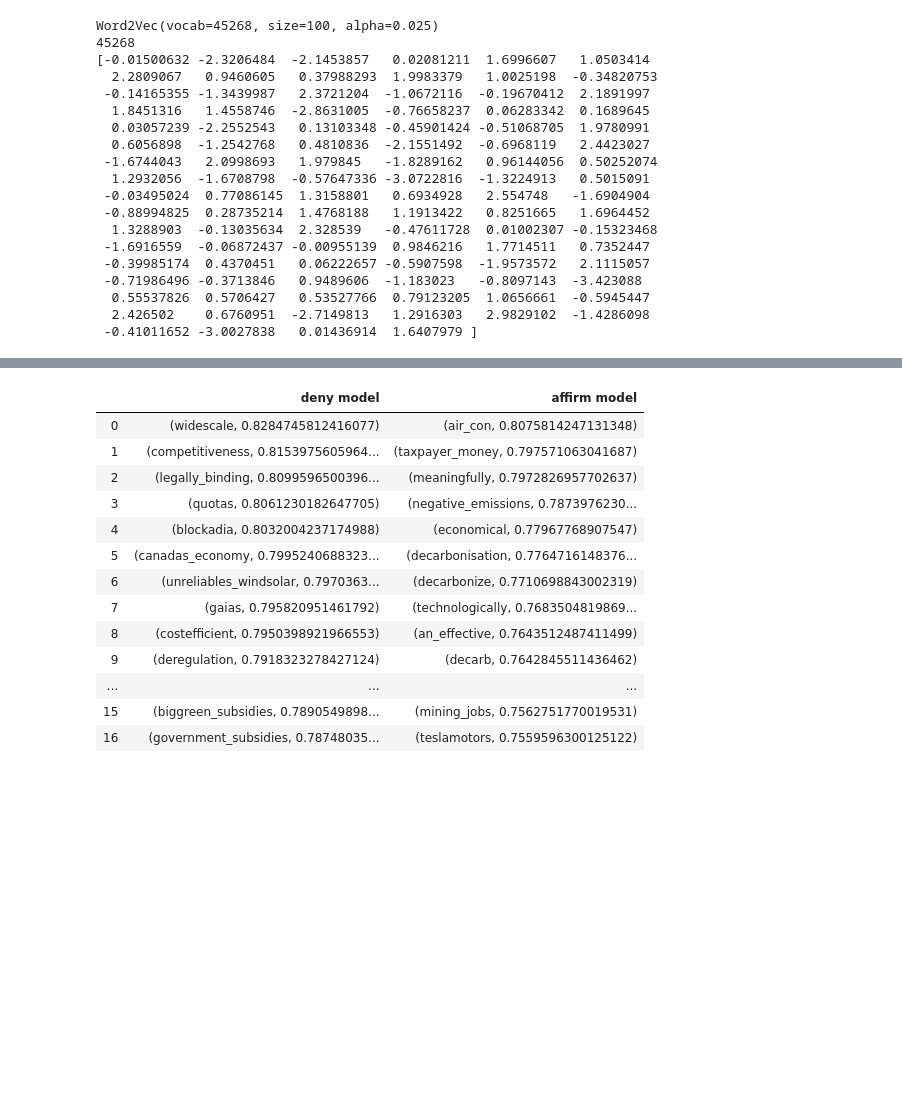
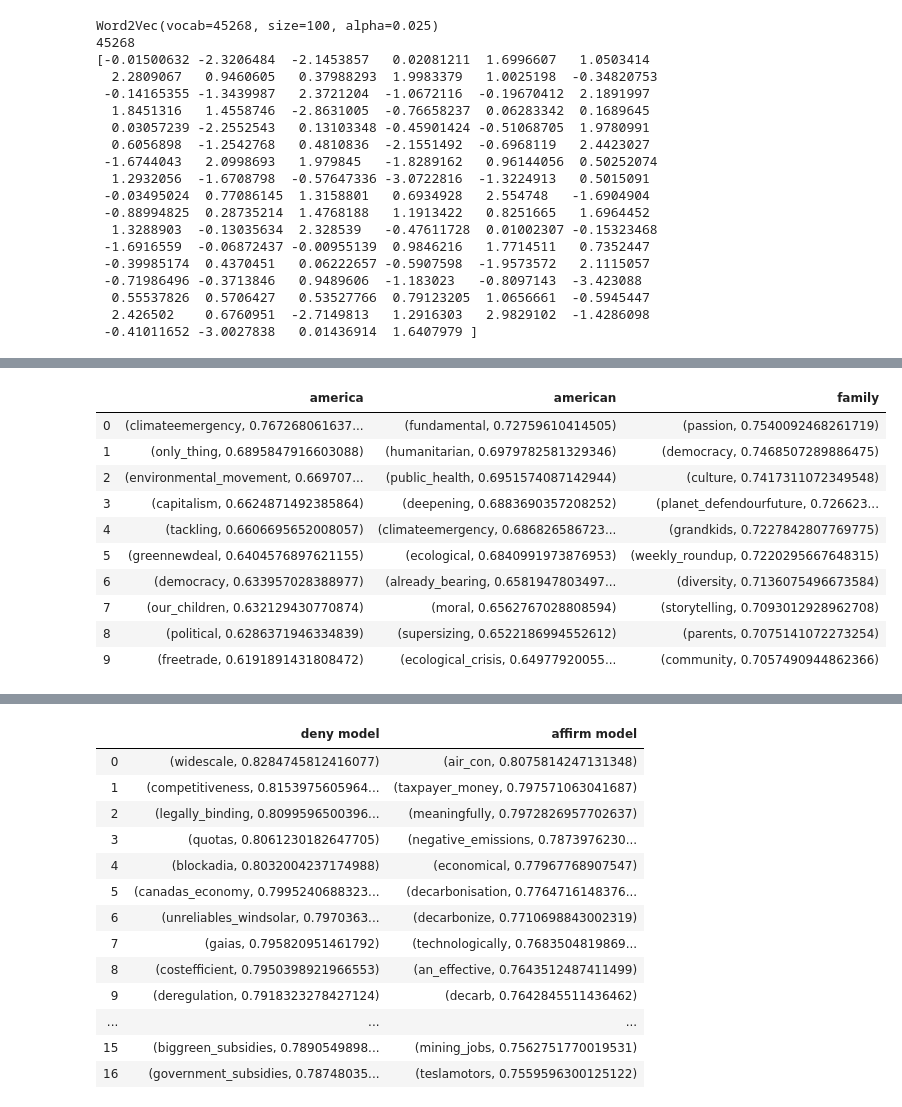
Before and after one commit to haroldw/cs229_reacclimate, a Jupyter notebook: tweet_classification/4_Classify_Tweets.ipynb, the cells around one changed output, grey strips where cells are left out. Drawn from its saved outputs; the diff is of its cells as text; code cells hidden in the pictures; blank space fills up the shorter version.

```diff
--- a/tweet_classification/4_Classify_Tweets.ipynb
+++ b/tweet_classification/4_Classify_Tweets.ipynb
@@ -332,0 +375,14 @@ words_to_lose_most_dire = ['climatechange','global_warming','globalwarming','cli
+# %%
+make_neighbors_df('climatecrisis','pro',pos=['america','american','family'])
+# %% [output]
+|  | america | american | family |
+| 0 | (climateemergency, 0.767268061637... | (fundamental, 0.72759610414505) | (passion, 0.7540092468261719) |
+| 1 | (only_thing, 0.6895847916603088) | (humanitarian, 0.6979782581329346) | (democracy, 0.7468507289886475) |
+| 2 | (environmental_movement, 0.669707... | (public_health, 0.6951574087142944) | (culture, 0.7417311072349548) |
+| 3 | (capitalism, 0.6624871492385864) | (deepening, 0.6883690357208252) | (planet_defendourfuture, 0.726623... |
+| 4 | (tackling, 0.6606695652008057) | (climateemergency, 0.686826586723... | (grandkids, 0.7227842807769775) |
+| 5 | (greennewdeal, 0.6404576897621155) | (ecological, 0.6840991973876953) | (weekly_roundup, 0.7220295667648315) |
+| 6 | (democracy, 0.633957028388977) | (already_bearing, 0.6581947803497... | (diversity, 0.7136075496673584) |
+| 7 | (our_children, 0.632129430770874) | (moral, 0.6562767028808594) | (storytelling, 0.7093012928962708) |
+| 8 | (political, 0.6286371946334839) | (supersizing, 0.6522186994552612) | (parents, 0.7075141072273254) |
+| 9 | (freetrade, 0.6191891431808472) | (ecological_crisis, 0.64977920055... | (community, 0.7057490944862366) |
```
Also changed, not shown: parts of 12 cells of this notebook.
